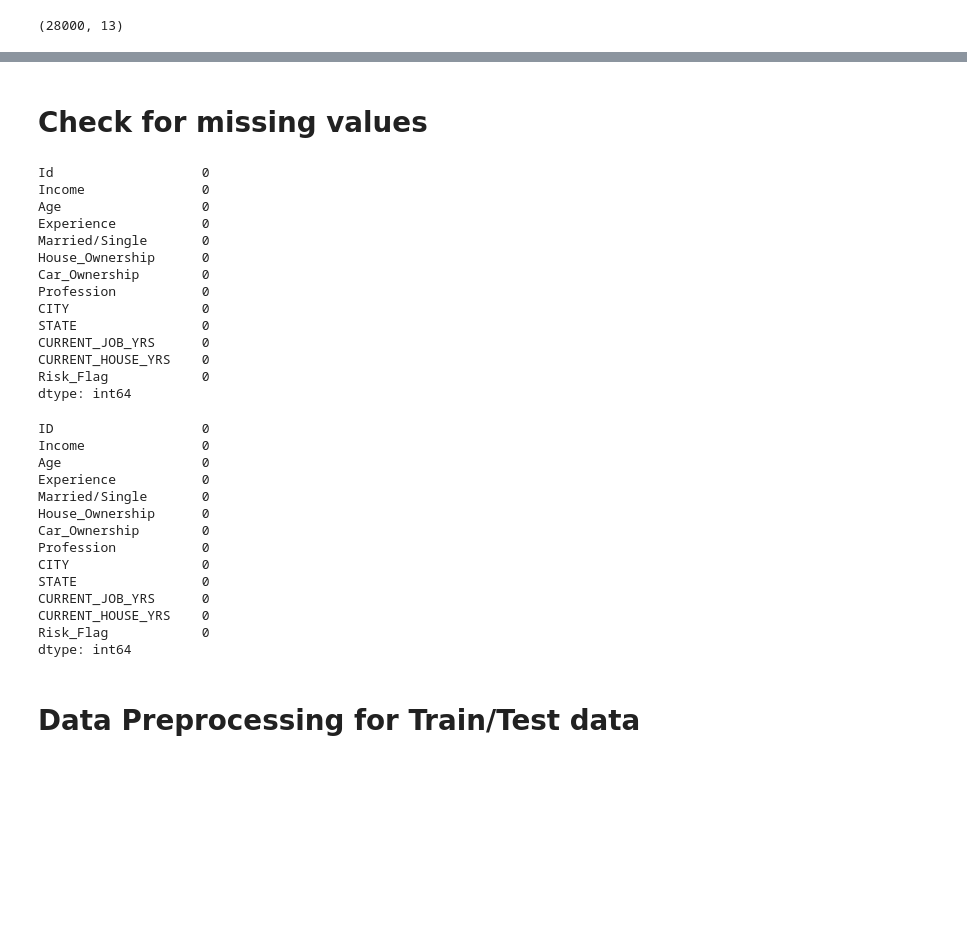
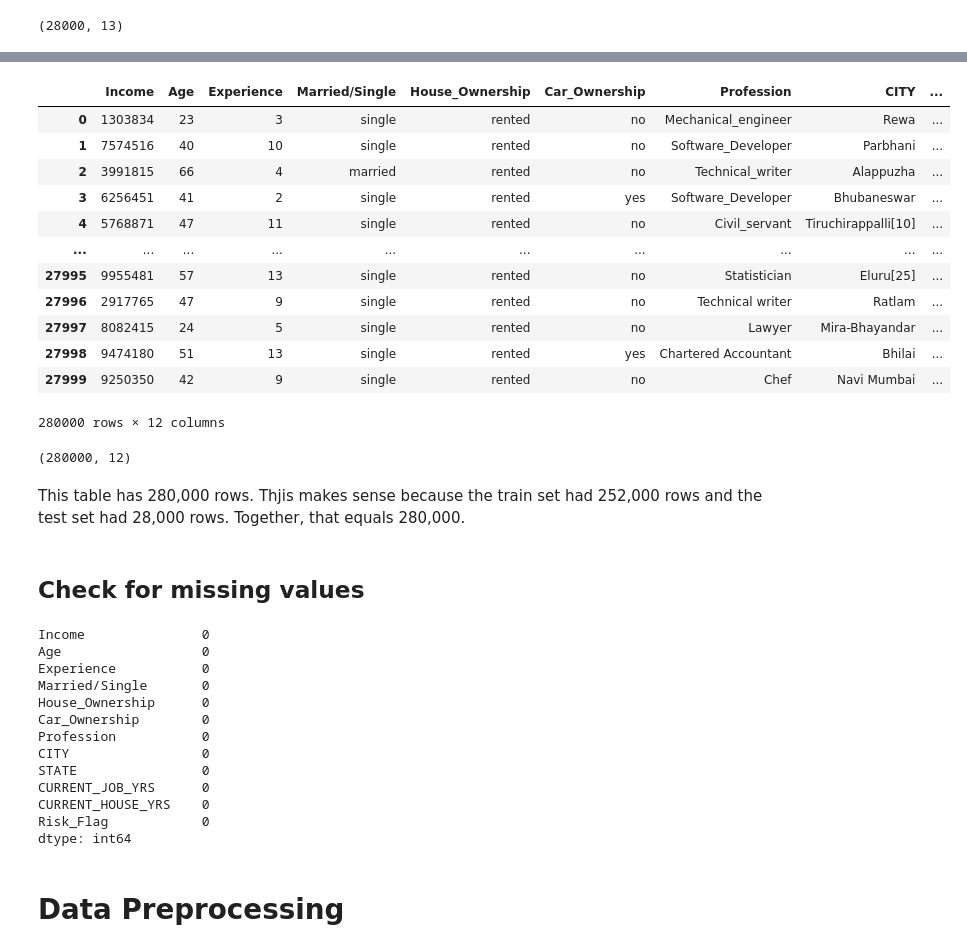
Before and after one commit to osherboudara99/Loan_Predictions_Algorithm_Comparison, a Jupyter notebook: XGBoost.ipynb, the cells around one changed output, grey strips where cells are left out. Saved outputs shown, nothing was run; the diff lists cells and outputs as text; code cells hidden in the pictures; blank space fills up the shorter version.

```diff
--- a/XGBoost.ipynb
+++ b/XGBoost.ipynb
@@ -48,9 +52,34 @@ test_data.shape
+# %%
+train_test_data = [train_data, test_data]
+
+all_data = pd.concat(train_test_data)
+all_data = all_data.drop(columns = ['ID']) # we do not need the ID column since pandas already numbers the rows for us
+all_data
+# %% [output]
+|  | Income | Age | Experience | Married/Single | House_Ownership | Car_Ownership | Profession | CITY | ... |
+| 0 | 1303834 | 23 | 3 | single | rented | no | Mechanical_engineer | Rewa | ... |
+| 1 | 7574516 | 40 | 10 | single | rented | no | Software_Developer | Parbhani | ... |
+| 2 | 3991815 | 66 | 4 | married | rented | no | Technical_writer | Alappuzha | ... |
+| 3 | 6256451 | 41 | 2 | single | rented | yes | Software_Developer | Bhubaneswar | ... |
+| 4 | 5768871 | 47 | 11 | single | rented | no | Civil_servant | Tiruchirappalli[10] | ... |
+| ... | ... | ... | ... | ... | ... | ... | ... | ... | ... |
+| 27995 | 9955481 | 57 | 13 | single | rented | no | Statistician | Eluru[25] | ... |
+| 27996 | 2917765 | 47 | 9 | single | rented | no | Technical writer | Ratlam | ... |
+| 27997 | 8082415 | 24 | 5 | single | rented | no | Lawyer | Mira-Bhayandar | ... |
+| 27998 | 9474180 | 51 | 13 | single | rented | yes | Chartered Accountant | Bhilai | ... |
+| 27999 | 9250350 | 42 | 9 | single | rented | no | Chef | Navi Mumbai | ... |
+280000 rows × 12 columns
+# %%
+all_data.shape
+# %% [output]
+(280000, 12)
+# %% [markdown]
+This table has 280,000 rows. Thjis makes sense because the train set had 252,000 rows and the test set had 28,000 rows. Together, that equals 280,000.
 # %% [markdown]
-# Check for missing values
+## Check for missing values
 # %%
-train_data.isnull().sum() #if all columns sum to zero, it means there are no missing values/nulls
+all_data.isnull().sum() #if all columns sum to zero, it means there are no missing values/nulls
 # %% [output]
-Id                   0
 Income               0
 Age                  0
 Experience           0
@@ -64,22 +93,5 @@ CURRENT_JOB_YRS      0
 CURRENT_HOUSE_YRS    0
 Risk_Flag            0
 dtype: int64
-# %%
-test_data.isnull().sum()
-# %% [output]
-ID                   0
-Income               0
-Age                  0
-Experience           0
-Married/Single       0
-House_Ownership      0
-Car_Ownership        0
-Profession           0
-CITY                 0
-STATE                0
-CURRENT_JOB_YRS      0
-CURRENT_HOUSE_YRS    0
-Risk_Flag            0
-dtype: int64
 # %% [markdown]
-# Data Preprocessing for Train/Test data
+# **Data Preprocessing**
```
Also changed, not shown: parts of 35 cells of this notebook, 9 other files.
